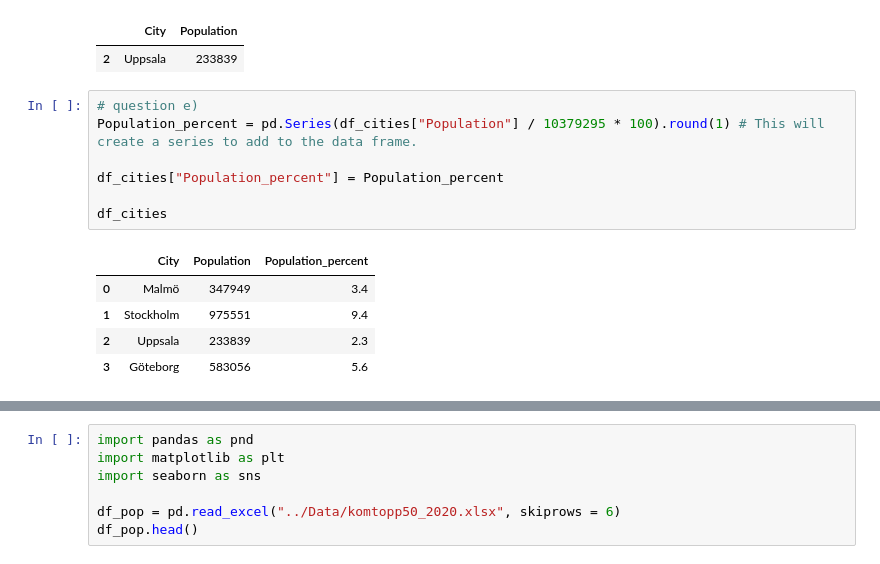
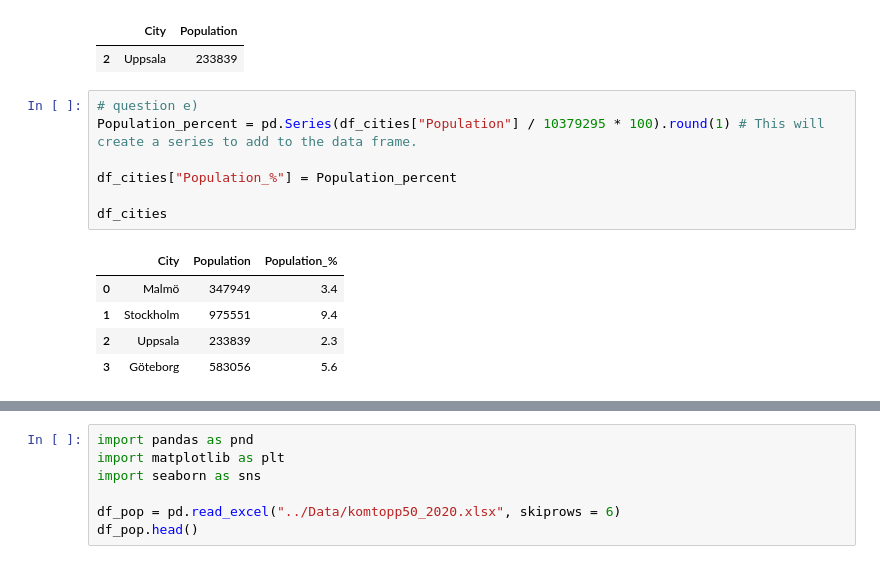
Before and after one commit to SCGlass/Data-Processing-Sam-Glass, a Jupyter notebook: Exercises/E00-Panda_fundamentals.ipynb, the cells around one changed output, grey strips where cells are left out. Saved outputs shown, nothing was run; the diff lists cells and outputs as text.

```diff
--- a/Exercises/E00-Panda_fundamentals.ipynb
+++ b/Exercises/E00-Panda_fundamentals.ipynb
@@ -126,12 +126,12 @@ df_remove_3largest
 # %%
 # question e)
 Population_percent = pd.Series(df_cities["Population"] / 10379295 * 100).round(1) # This will create a series to add to the data frame.
 
-df_cities["Population_percent"] = Population_percent
+df_cities["Population_%"] = Population_percent
 
 df_cities
 # %% [output]
-|  | City | Population | Population_percent |
+|  | City | Population | Population_% |
 | 0 | Malmö | 347949 | 3.4 |
 | 1 | Stockholm | 975551 | 9.4 |
 | 2 | Uppsala | 233839 | 2.3 |
```
Also changed, not shown: parts of 4 cells of this notebook.
